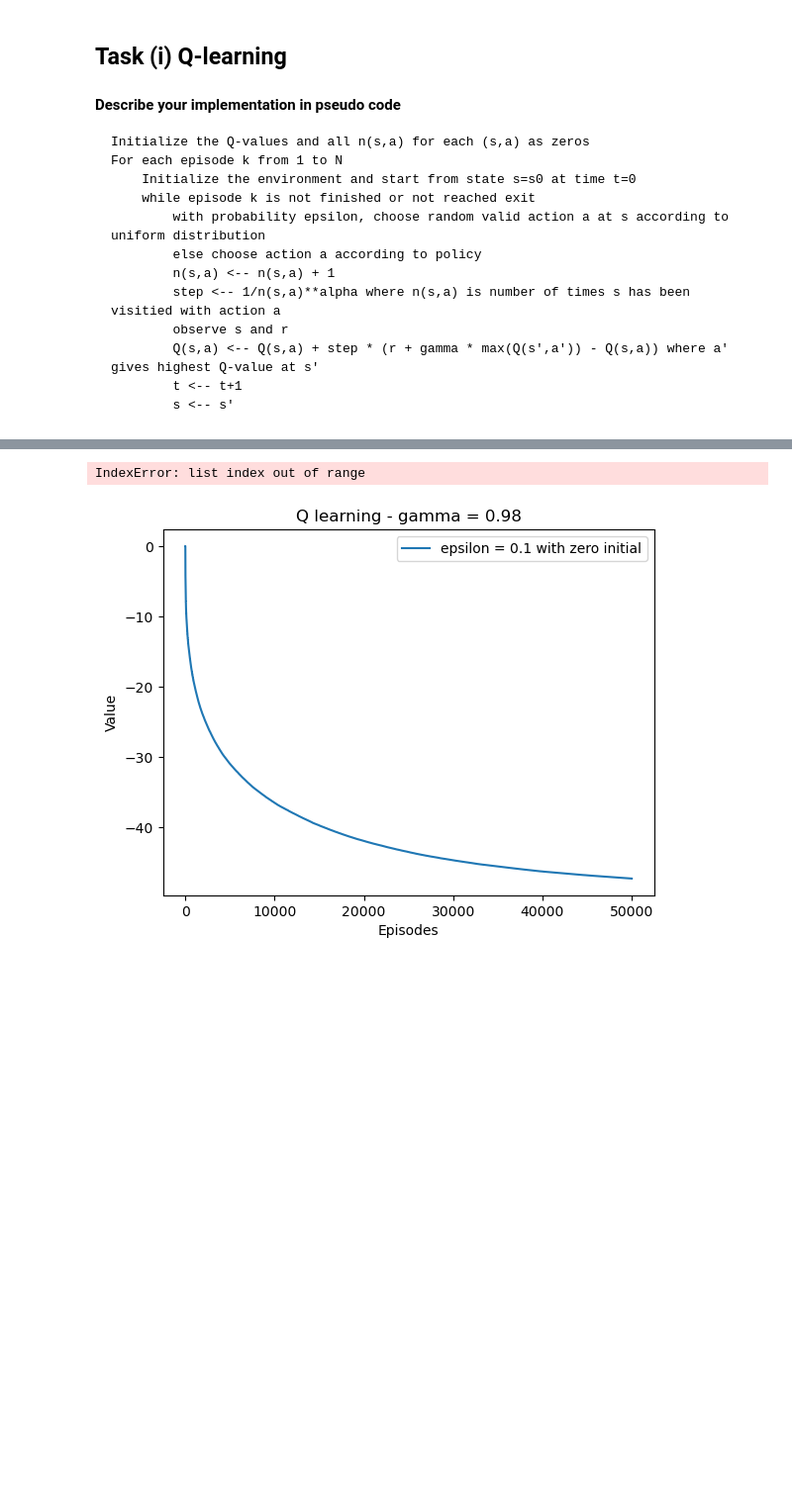
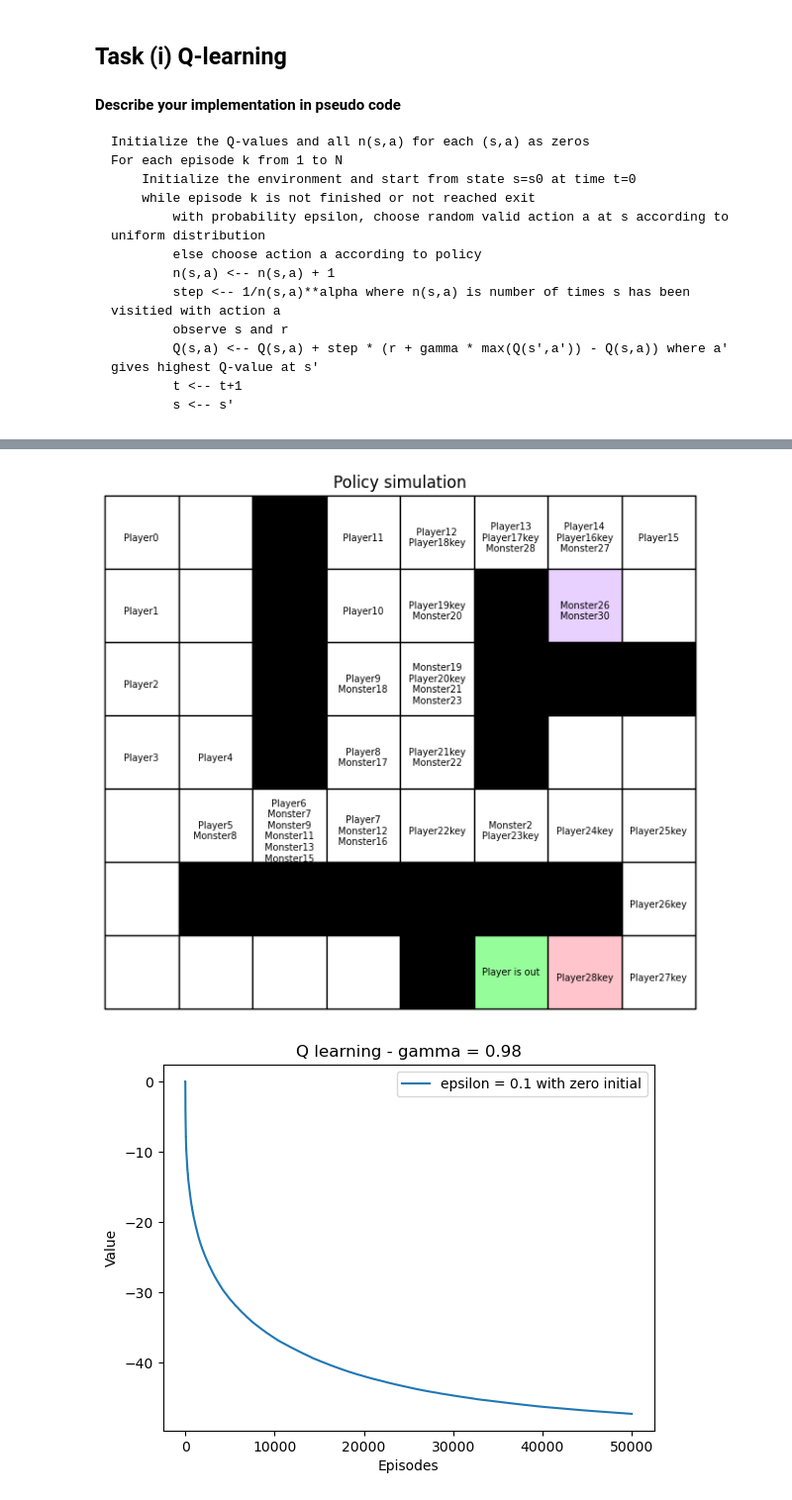
Before and after one commit to tawsiislam/RL_labs, a Jupyter notebook: lab1/lab1.ipynb, the cells around one changed output, grey strips where cells are left out. Shown at 99% size. Drawn from its saved outputs; the diff is of its cells as text; code cells hidden in the pictures; blank space fills up the shorter version.

```diff
--- a/lab1/lab1.ipynb
+++ b/lab1/lab1.ipynb
@@ -247,29 +247,29 @@ mz_b.draw_maze(maze_mat, start_pos, minotaur_pos,key_pos)
 # %%
 env = mz_b.Maze_bonus(maze_mat,None,False,False)
 n_states  = env.n_states
 n_actions = env.n_actions
 # Finite horizon
 no_episodes = 50000
 t_horizon = 200
 alpha = 2/3
 gamma = 49/50
 epsilon_list = [0.1,0.5]
 start  = ((0, 0),(6, 5),0)
 value_mat = [[],[]]
 Q_init = np.zeros((n_states, n_actions))
 # Solve the MDP problem with dynamic programming
 Q, policy, value_list_1 = mz_b.Q_learning(env,Q_init,start,no_episodes,t_horizon,alpha,gamma,epsilon_list[0])
 # value_mat[0] = value_list_1
 Q, policy, value_list_2 = mz_b.Q_learning(env,Q_init,start,no_episodes,t_horizon,alpha,gamma,epsilon_list[1])
 # value_mat[1] = value_list_2
 print("Simulation done")
-# method = 'ValIter'
-# path = env.simulate(start, policy, method)
-# Show the shortest path
+method = 'ValIter'
+path = env.simulate(start, policy, method)
+#Show the shortest path
 # path
-# mz_b.animate_solution(maze_mat, path)
+mz_b.animate_solution(maze_mat, path)
 # %% [output]
-IndexError: list index out of range
+[figure, added]
 # %%
 plt.plot(value_mat[0])
 plt.plot(value_mat[1])
```
Also changed, not shown: parts of 2 cells of this notebook, 2 other files.
